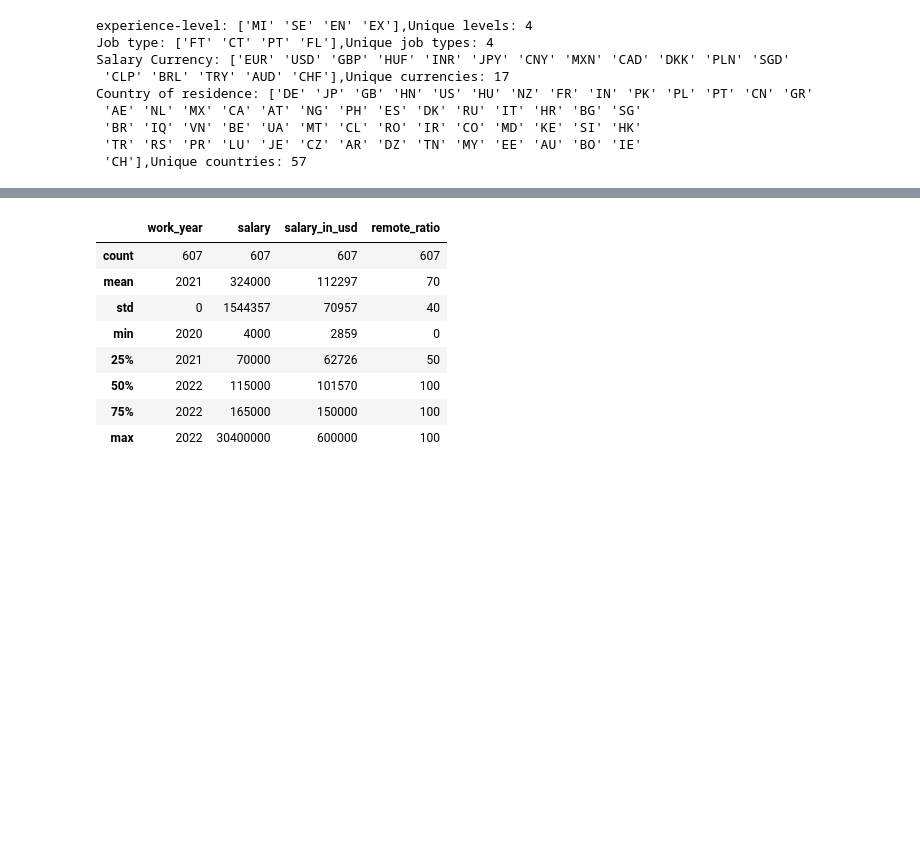
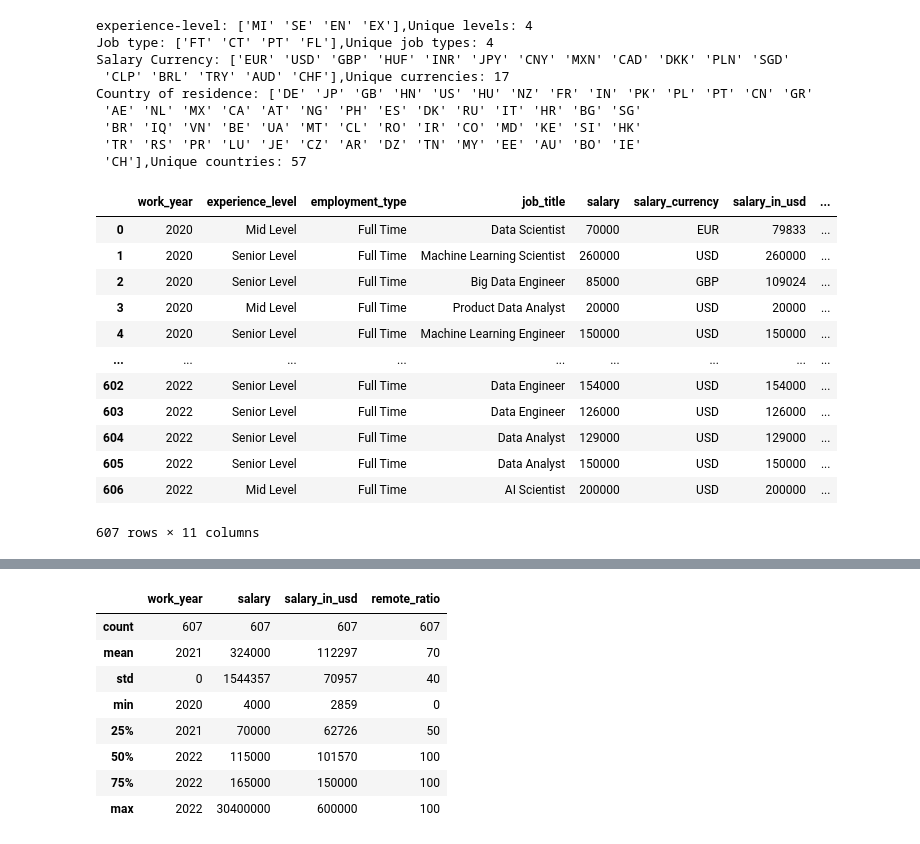
Before and after one commit to ed-gar-k/Phase-2-project, a Jupyter notebook: Untitled.ipynb, the cells around one changed output, grey strips where cells are left out. Cells and saved outputs as stored; diff of their text form; code cells hidden in the pictures; blank space fills up the shorter version.

```diff
--- a/Untitled.ipynb
+++ b/Untitled.ipynb
@@ -122,3 +122,23 @@ Country of residence: ['DE' 'JP' 'GB' 'HN' 'US' 'HU' 'NZ' 'FR' 'IN' 'PK' 'PL' 'P
  'BR' 'IQ' 'VN' 'BE' 'UA' 'MT' 'CL' 'RO' 'IR' 'CO' 'MD' 'KE' 'SI' 'HK'
  'TR' 'RS' 'PR' 'LU' 'JE' 'CZ' 'AR' 'DZ' 'TN' 'MY' 'EE' 'AU' 'BO' 'IE'
  'CH'],Unique countries: 57
+# %%
+ds["experience_level"].replace({"EN":"Entry Level","MI":"Mid Level","EX":"Expert Level","SE":"Senior Level"},inplace=True)
+ds["employment_type"].replace({"PT":"Part Time","FT":"Full Time","CT":"Contractual","FL":"Freelance"},inplace=True)
+ds["company_size"].replace({"M":"Medium","L":"Large","S":"Small"},inplace=True)
+ds["remote_ratio"].replace({100:"Fully Remote",0:"Non Remote Work",50:"Partially Remote"},inplace=True)
+ds
+# %% [output]
+|  | work_year | experience_level | employment_type | job_title | salary | salary_currency | salary_in_usd | ... |
+| 0 | 2020 | Mid Level | Full Time | Data Scientist | 70000 | EUR | 79833 | ... |
+| 1 | 2020 | Senior Level | Full Time | Machine Learning Scientist | 260000 | USD | 260000 | ... |
+| 2 | 2020 | Senior Level | Full Time | Big Data Engineer | 85000 | GBP | 109024 | ... |
+| 3 | 2020 | Mid Level | Full Time | Product Data Analyst | 20000 | USD | 20000 | ... |
+| 4 | 2020 | Senior Level | Full Time | Machine Learning Engineer | 150000 | USD | 150000 | ... |
+| ... | ... | ... | ... | ... | ... | ... | ... | ... |
+| 602 | 2022 | Senior Level | Full Time | Data Engineer | 154000 | USD | 154000 | ... |
+| 603 | 2022 | Senior Level | Full Time | Data Engineer | 126000 | USD | 126000 | ... |
+| 604 | 2022 | Senior Level | Full Time | Data Analyst | 129000 | USD | 129000 | ... |
+| 605 | 2022 | Senior Level | Full Time | Data Analyst | 150000 | USD | 150000 | ... |
+| 606 | 2022 | Mid Level | Full Time | AI Scientist | 200000 | USD | 200000 | ... |
+607 rows × 11 columns
```
Also changed, not shown: parts of 20 cells of this notebook.
